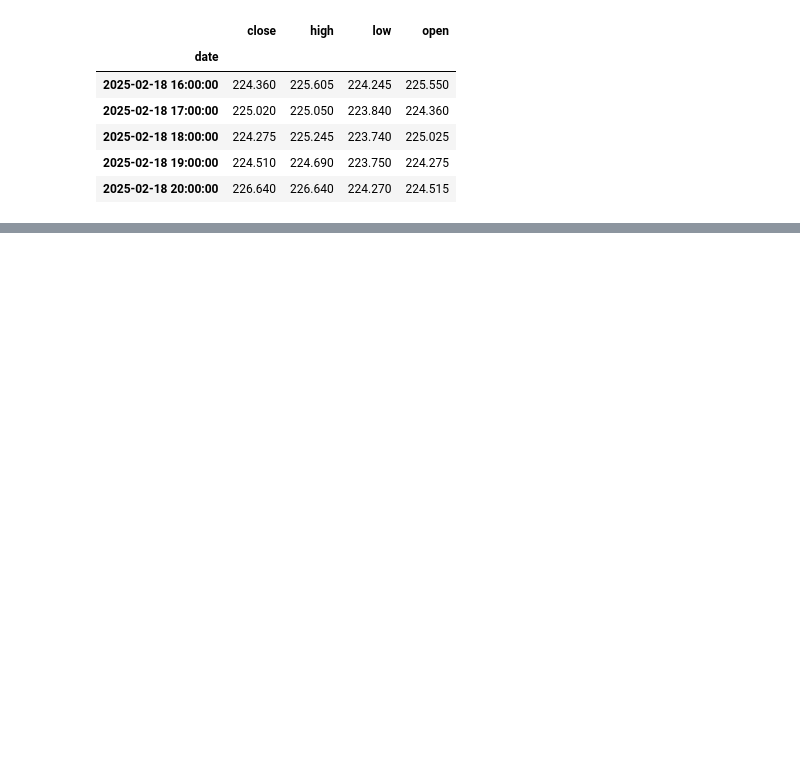
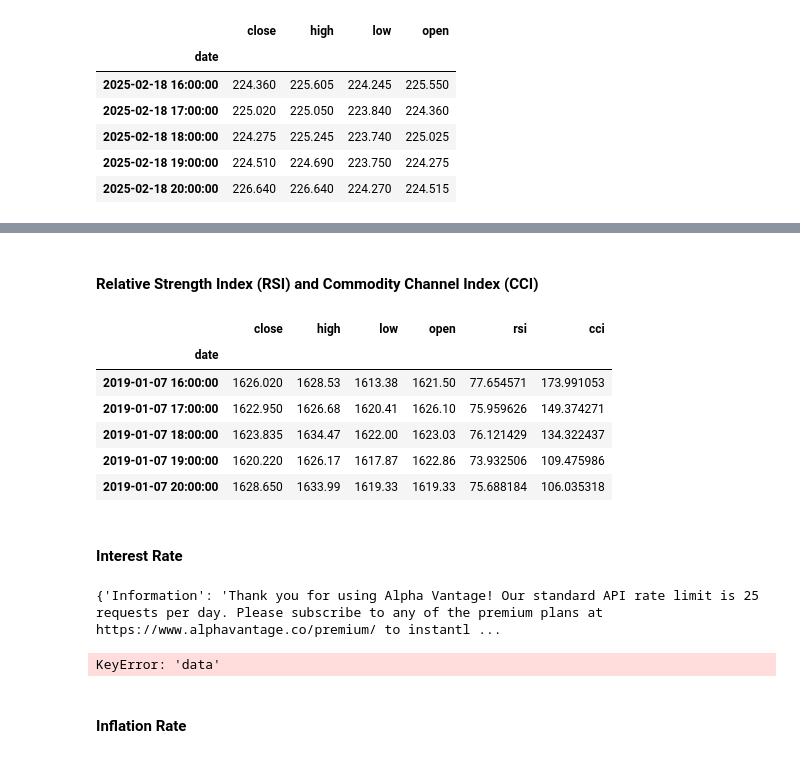
Before and after one commit to amulyaprasanth/hourly_amazon_stock_prediction, a Jupyter notebook: notebooks/stock_feature_pipeline.ipynb, the cells around one changed output, grey strips where cells are left out. Cells and saved outputs as stored; diff of their text form; code cells hidden in the pictures; blank space fills up the shorter version.

```diff
--- a/notebooks/stock_feature_pipeline.ipynb
+++ b/notebooks/stock_feature_pipeline.ipynb
@@ -153,0 +132,41 @@ plt.show()
+# %% [markdown]
+#### Relative Strength Index (RSI) and Commodity Channel Index (CCI)
+# %%
+def add_technical_indicators(data: pd.DataFrame) -> pd.DataFrame:
+    """
+    Calculate the Relative Strength Index (RSI) and Commodity Channel Index (CCI) for the given DataFrame.
+
+    Parameters:
+    data (pd.DataFrame): DataFrame containing 'high', 'low', and 'close' price columns.
+
+    Returns:
+    pd.DataFrame: DataFrame with added 'rsi' and 'cci' columns.
+
+    The 'rsi' column is calculated using a window of 14 periods.
+    The 'cci' column is calculated using a window of 20 periods.
+    """
+    # Calculate RSI with a window of 14 periods
+    data['rsi'] = RSIIndicator(data['close'], window=14).rsi()
+
+    # Calculate CCI with a window of 20 periods
+    data['cci'] = CCIIndicator(
+        data['high'], data['low'], data['close'], window=20).cci()
+
+    # Drop the missing values
+    data = data.dropna()
+
+    return data
+# %%
+data = add_technical_indicators(data)
+
+data.head()
+# %% [output]
+|  | close | high | low | open | rsi | cci |
+| date |  |  |  |  |  |  |
+| 2019-01-07 16:00:00 | 1626.020 | 1628.53 | 1613.38 | 1621.50 | 77.654571 | 173.991053 |
+| 2019-01-07 17:00:00 | 1622.950 | 1626.68 | 1620.41 | 1626.10 | 75.959626 | 149.374271 |
+| 2019-01-07 18:00:00 | 1623.835 | 1634.47 | 1622.00 | 1623.03 | 76.121429 | 134.322437 |
+| 2019-01-07 19:00:00 | 1620.220 | 1626.17 | 1617.87 | 1622.86 | 73.932506 | 109.475986 |
+| 2019-01-07 20:00:00 | 1628.650 | 1633.99 | 1619.33 | 1619.33 | 75.688184 | 106.035318 |
+# %% [markdown]
+#### Interest Rate
@@ -153,0 +207,11 @@ plt.show()
+# %%
+# Get interest rates dates
+interest_rates_df = get_interest_rates(
+    '2019-01-01', '2025-02-18').resample('H').ffill()
+
+interest_rates_df.head()
+# %% [output]
+{'Information': 'Thank you for using Alpha Vantage! Our standard API rate limit is 25 requests per day. Please subscribe to any of the premium plans at https://www.alphavantage.co/premium/ to instantl ...
+KeyError: 'data'
+# %% [markdown]
+#### Inflation Rate
```
Also changed, not shown: parts of 20 cells of this notebook.
